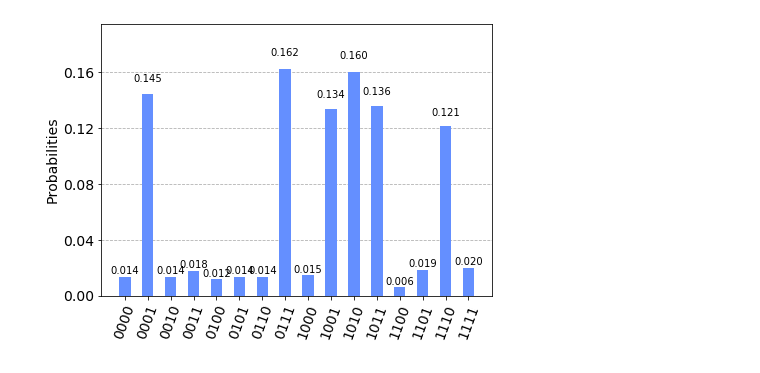
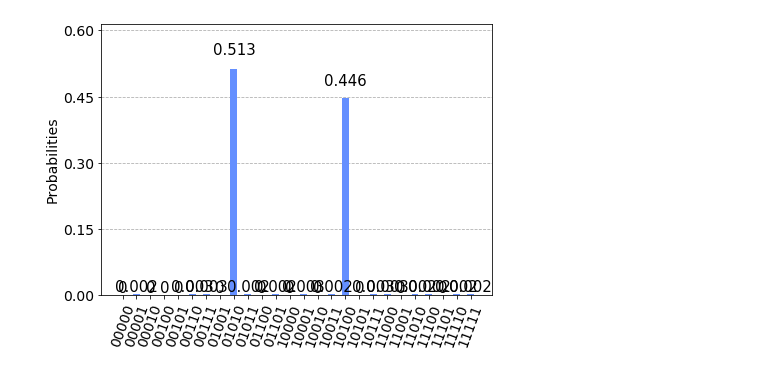
Before and after one commit to cristi1304/qchack, a Jupyter notebook: grover.ipynb, the cells around one changed output. Drawn from its saved outputs; the diff is of its cells as text; code cells hidden in the pictures.

```diff
--- a/grover.ipynb
+++ b/grover.ipynb
@@ -1,7 +4,9 @@
 # %%
 #initialization
 import matplotlib.pyplot as plt
+plt.rcParams.update({'font.size': 15})
 import numpy as np
+import seaborn as sns
 
 # importing Qiskit
 from qiskit import IBMQ, Aer, assemble, transpile
@@ -51,8 +85,0 @@ where ${\rm CI}(x)$ denotes the integer closest to the real number $x$, where by
-# %%
-# compute number of Grover iterations
-def calculate_repetitions(N, M):
-    sMN = np.sqrt(M/N)
-    theta = 2 * np.arcsin(sMN)
-    number = np.arccos(sMN/theta)
-    # implement round plzzzzzzzzzzzzz
-    return number
@@ -82,0 +88,22 @@ $$
+# %%
+#choose circuit size
+n = 5
+grover_circuit = QuantumCircuit(n+1,n)
+
+#create circuit + ancilla
+#intialize ancilla in |->
+grover_circuit.x(n)
+grover_circuit.barrier()
+
+# input solutions here
+solutions = ['01010','10100']
+R = calculate_repetitions(2**n, len(solutions))
+
+grover_circuit= initialize_s(grover_circuit, list(range(0,n+1)))
+
+for index in range(0,R):
+    grover_circuit = one_iteration(grover_circuit, n, solutions)
+
+grover_circuit.measure(range(0,n),range(0,n))
+
+grover_circuit.draw('mpl')
@@ -83,9 +163,8 @@ $$
 # %%
-qc.measure_all()
-
 qasm_sim = Aer.get_backend('qasm_simulator')
-result = qasm_sim.run(qc).result()
+qobj = assemble(grover_circuit)
+result = qasm_sim.run(qobj).result()
 counts = result.get_counts()
 plot_histogram(counts)
 # %% [output]
-[figure, old version]
+[figure, new version]
```
Also changed, not shown: parts of 10 cells of this notebook, 4 other files.
